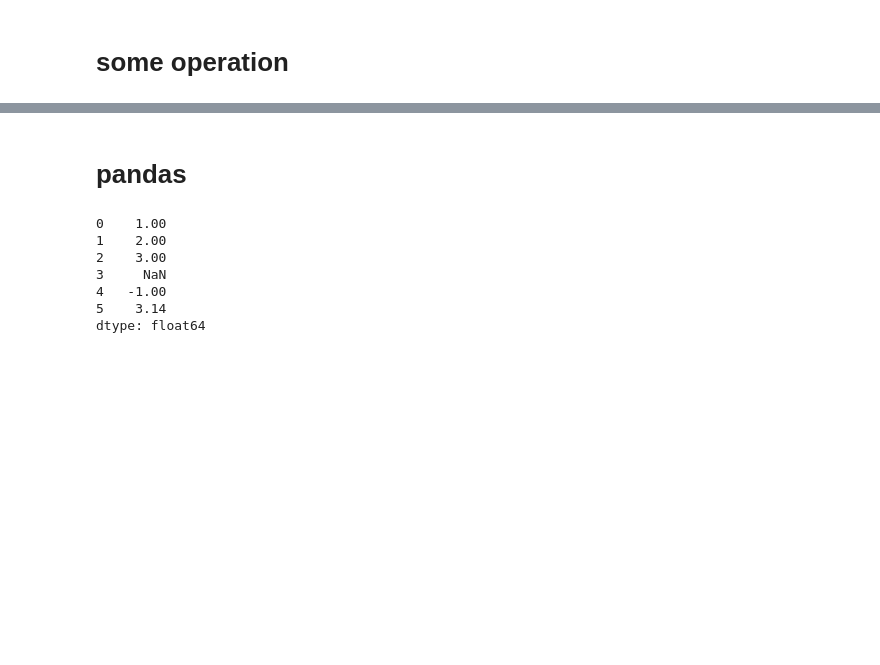
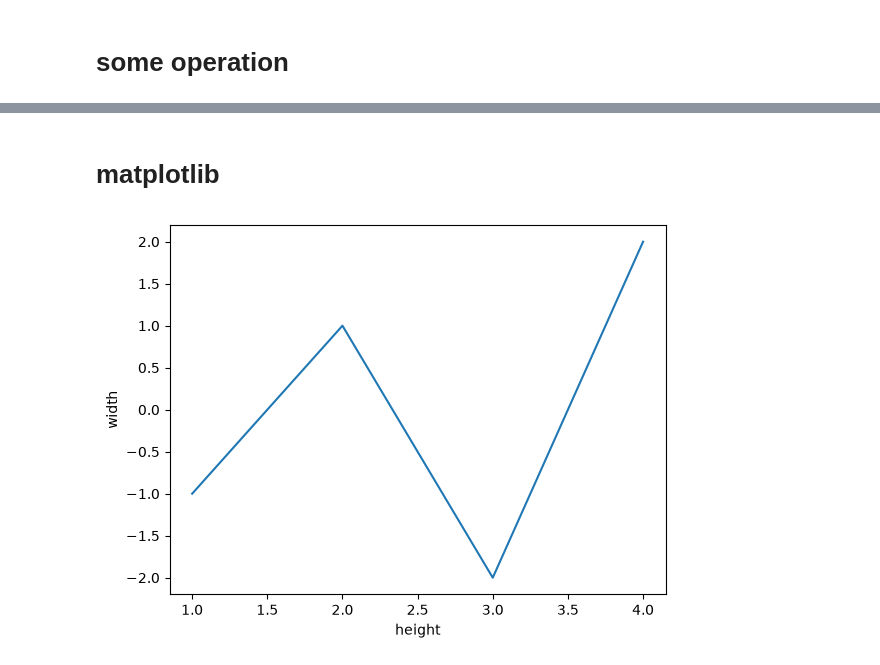
Before and after one commit to mahdiatom00/python-notebooks, a Jupyter notebook: notebooks/Jupyter-main.ipynb, the cells around one changed output, grey strips where cells are left out. Drawn from its saved outputs; the diff is of its cells as text; code cells hidden in the pictures; blank space fills up the shorter version.

Commit message:
adding totorial of numpy and pandas and matplotlib with example

```diff
--- a/notebooks/Jupyter-main.ipynb
+++ b/notebooks/Jupyter-main.ipynb
@@ -120,2 +221,0 @@ array([ 0.        , -0.98803162, -0.99388865, -0.71487643])
-# %% [markdown]
-# pandas
@@ -124,11 +222,2 @@ import pandas as pd
-# %%
-siktir=pd.Series([1,2,3,np.nan,-1,3.14])
-siktir
-# %% [output]
-0    1.00
-1    2.00
-2    3.00
-3     NaN
-4   -1.00
-5    3.14
-dtype: float64
+# %% [markdown]
+# matplotlib
@@ -134,0 +226,7 @@ dtype: float64
+# %%
+plt.plot([1,2,3,4],[-1,1,-2,2])
+plt.ylabel("width")
+plt.xlabel("height")
+plt.show()
+# %% [output]
+[figure, added]
```
Also changed, not shown: parts of 39 cells of this notebook.
